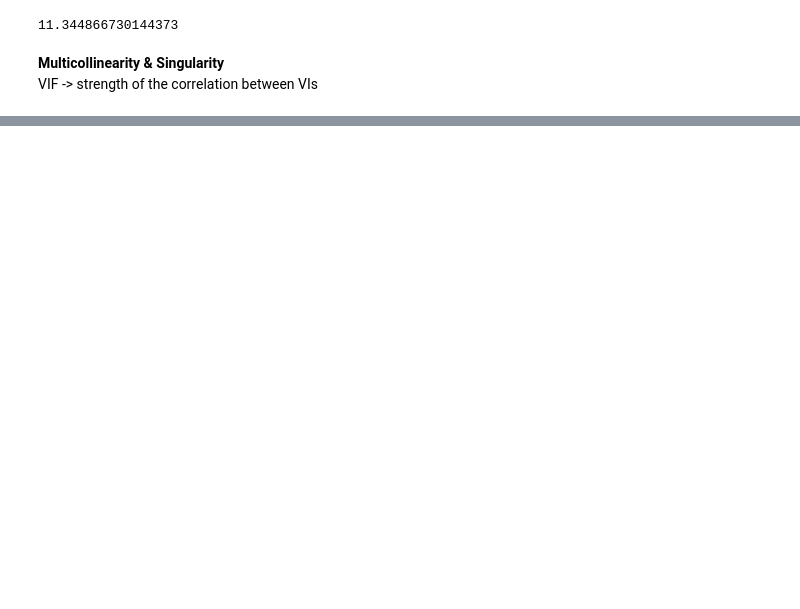
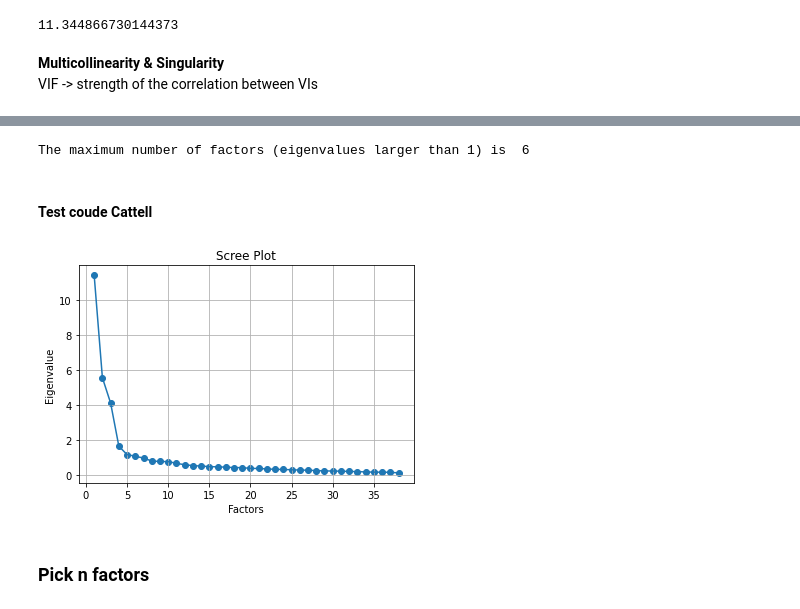
Before and after one commit to anproulx/PSY-6002, a Jupyter notebook: scripts/AssumptionsCheck.ipynb, the cells around one changed output, grey strips where cells are left out. Cells and saved outputs as stored; diff of their text form; code cells hidden in the pictures; blank space fills up the shorter version.

```diff
--- a/scripts/AssumptionsCheck.ipynb
+++ b/scripts/AssumptionsCheck.ipynb
@@ -366,0 +566,11 @@ print(vif_data)
+# %%
+# Create factor analysis object and perform factor analysis
+fa = FactorAnalyzer(n_factors=25, rotation=None, method='ml')
+fa.fit(df)
+
+# Check Eigenvalues
+ev, v = fa.get_eigenvalues()
+
+df_ev = pd.DataFrame(data = ev).rename(columns = {0: "eigenvalues"})
+df_ev.index = df_ev.index + 1
+df_ev
@@ -366,0 +595,7 @@ print(vif_data)
+# %%
+# Critère de Kaiser:  factors greater than 1. However note it tends to overextract the number of factors
+
+nb_factors = df_ev[df_ev['eigenvalues'] < 1].index[0]-1
+print ("The maximum number of factors (eigenvalues larger than 1) is  " + str(nb_factors))
+# %% [output]
+The maximum number of factors (eigenvalues larger than 1) is  6
@@ -366,0 +604,23 @@ print(vif_data)
+# %% [markdown]
+#### Test coude Cattell
+# %%
+# Now let's take a look at the Catell Scree Plot
+
+# plot
+plt.scatter(range(1,df_tp.shape[1]+1),ev)
+plt.plot(range(1,df_tp.shape[1]+1),ev)
+plt.title('Scree Plot')
+plt.xlabel('Factors')
+plt.ylabel('Eigenvalue')
+plt.grid()
+plt.show()
+
+
+# keep factors before inflexion point:
+# Eigenvalues for the first four factors are larger, and, after the fourth factor, changes in successive eigenvalues are small.
+# This is taken as evidence that there are probably between four and six factors. The scree plot visually suggests breaks between four factors.
+# Results from scree plot are consistent with earlier research suggesting four factors on the questionnaire.
+
+# Note scree plot is more subjective. We will look at solutions for [4,5,6] factors to decide upon best n factors.
+# %% [output]
+[figure, added]
@@ -366,0 +637,2 @@ print(vif_data)
+# %% [markdown]
+### Pick n factors
```
Also changed, not shown: parts of 59 cells of this notebook.
